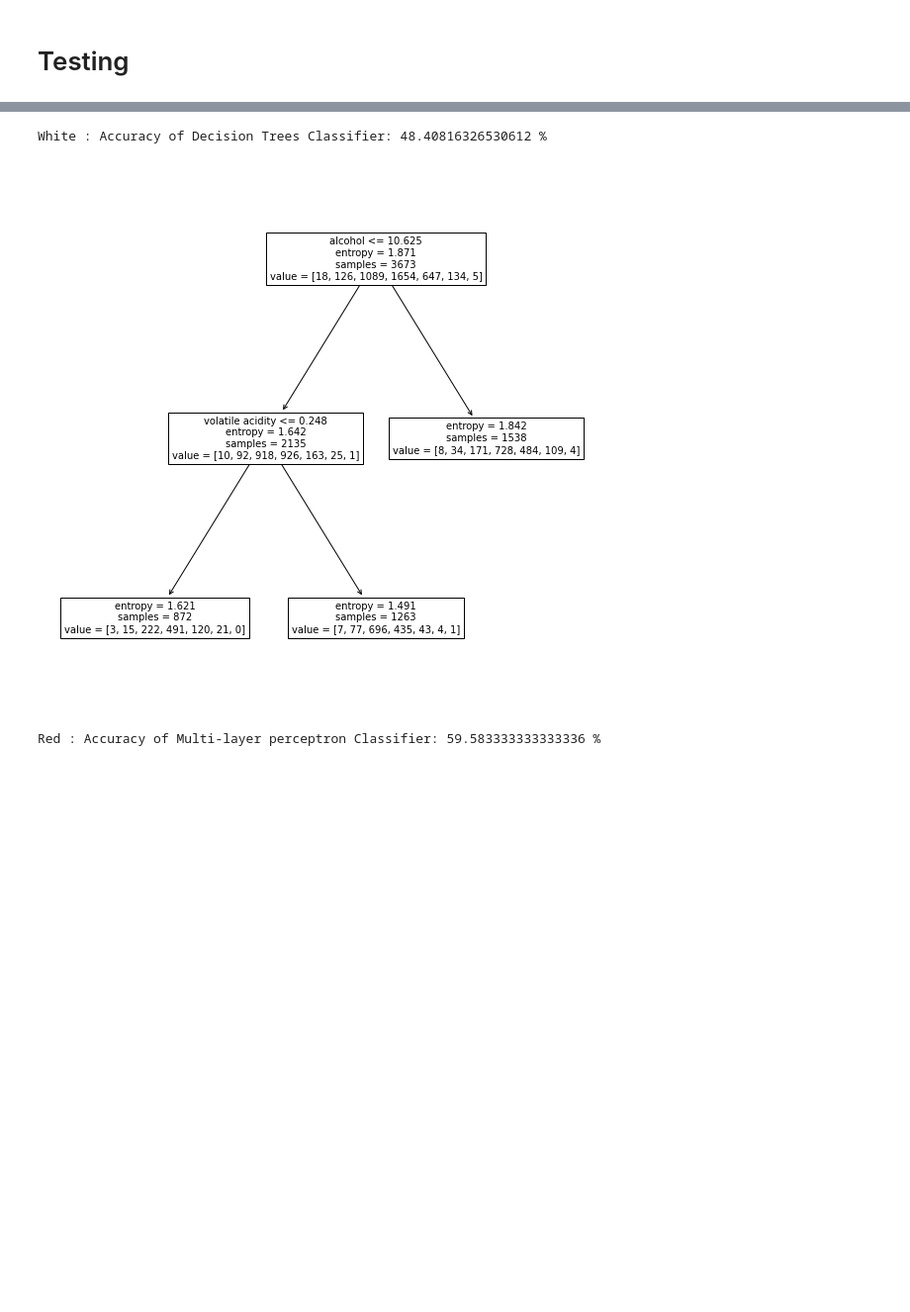
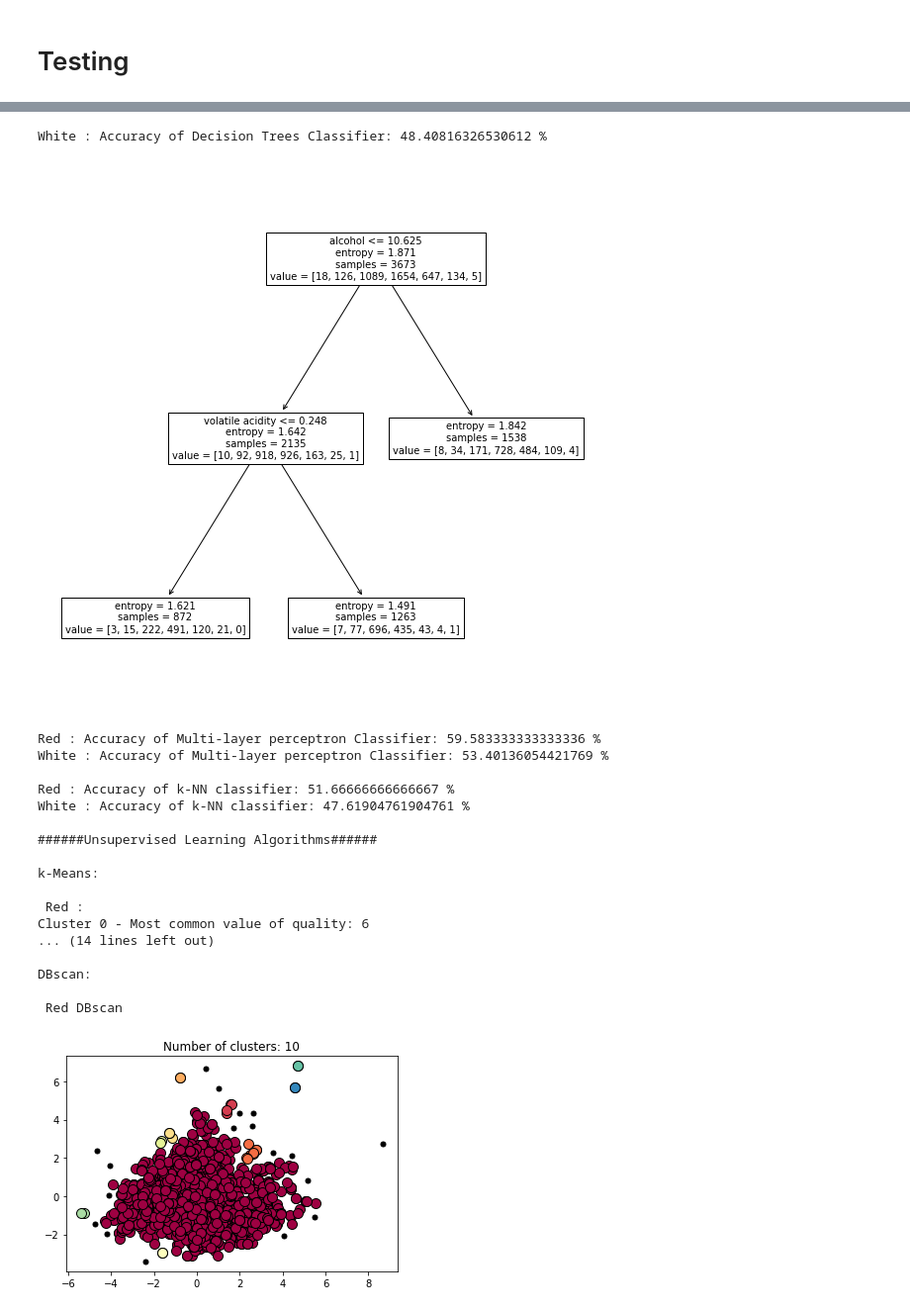
Before and after one commit to fnpms-iscte/ProjetoIAA, a Jupyter notebook: ProjetoIAA-checkpoint.ipynb, the cells around one changed output, grey strips where cells are left out. Shown: that part at 99% size. Drawn from its saved outputs; the diff is of its cells as text; code cells hidden in the pictures; blank space fills up the shorter version.

```diff
--- a/ProjetoIAA-checkpoint.ipynb
+++ b/ProjetoIAA-checkpoint.ipynb
@@ -17,6 +17,12 @@ from sklearn.neighbors import KNeighborsClassifier
 from sklearn.cluster import KMeans
 from sklearn import tree
 import sklearn
+from sklearn.cluster import DBSCAN
+from sklearn.preprocessing import StandardScaler
+from sklearn.preprocessing import normalize
+from sklearn.decomposition import PCA
+import scipy.cluster.hierarchy as shc
+from sklearn.cluster import AgglomerativeClustering
 
 
 class Wine:
@@ -68,6 +74,10 @@ class Main:
          for i in range(len(self.datasetR)):
             r = Wine(self.datasetR.iloc[i])
             self.RedArray.append(r)
+
+    def removePercent(self, percent):
+        self.datasetW.sample(frac=percent, replace=True, random_state=1)
+        self.datasetR.sample(frac=percent, replace=True, random_state=1)
 # %% [markdown]
 ### Supervised Learning Algorithms
 # %%
@@ -152,7 +287,7 @@ random.seed(1)
 m = Main()
 #files is in the same directory
 m.loadfiles("winequality-red.csv", "winequality-white.csv")
-
+print("######FIRST EXPERIMENT######\n")
 print("######Supervised Learning Algorithms######\n")
 decisionTreesClassifier(m.datasetR,"Red")
 decisionTreesClassifier(m.datasetW,"White")
@@ -166,4 +301,44 @@ print("\n######Unsupervised Learning Algorithms######\n")
 print("k-Means:")
 k_means(m.datasetR,"Red",6)
 k_means(m.datasetW,"White",7)
+
+print("\nDBscan:")
+dbscan(m.datasetR,"Red", 0.5, 2 )
+dbscan(m.datasetW,"White", 0.6, 2)
+
+#testEps(m.datasetR,"Red")
+#testEps(m.datasetW,"White")
+#testMinSamp(m.datasetR,"Red")
+#testMinSamp(m.datasetW,"White")
+
+agglomerative_hierarchical_clustering(m.datasetR,"Red",6)
+agglomerative_hierarchical_clustering(m.datasetW,"White",7)
+
+print("######SECOND EXPERIMENT######\n")
+m.removePercent(0.1)
+print("######Supervised Learning Algorithms######\n")
+decisionTreesClassifier(m.datasetR,"Red")
+decisionTreesClassifier(m.datasetW,"White")
+print()
+mlp(m.datasetR,"Red")
+mlp(m.datasetW,"White")
+print()
+knn(m.datasetR,"Red")
+knn(m.datasetW,"White")
+print("\n######Unsupervised Learning Algorithms######\n")
+print("k-Means:")
+k_means(m.datasetR,"Red",6)
+k_means(m.datasetW,"White",7)
+
+print("\nDBscan:")
+dbscan(m.datasetR,"Red", 0.5, 2 )
+dbscan(m.datasetW,"White", 0.6, 2)
+
+#testEps(m.datasetR,"Red")
+#testEps(m.datasetW,"White")
+#testMinSamp(m.datasetR,"Red")
+#testMinSamp(m.datasetW,"White")
+
+agglomerative_hierarchical_clustering(m.datasetR,"Red",6)
+agglomerative_hierarchical_clustering(m.datasetW,"White",7)
 # %% [output]
@@ -170,7 +347,24 @@ k_means(m.datasetW,"White",7)
 ######Supervised Learning Algorithms######
 
 Red : Accuracy of Decision Trees Classifier: 56.99999999999999 %
 [figure]
 White : Accuracy of Decision Trees Classifier: 48.40816326530612 %
 [figure]
 Red : Accuracy of Multi-layer perceptron Classifier: 59.583333333333336 %
+White : Accuracy of Multi-layer perceptron Classifier: 53.40136054421769 %
+
+Red : Accuracy of k-NN classifier: 51.66666666666667 %
+White : Accuracy of k-NN classifier: 47.61904761904761 %
+
+######Unsupervised Learning Algorithms######
+
+k-Means:
+
+ Red :
+Cluster 0 - Most common value of quality: 6
+... (14 lines left out)
+
+DBscan:
+
+ Red DBscan
+[figure, added]
```
Also changed, not shown: parts of 2 cells of this notebook.
